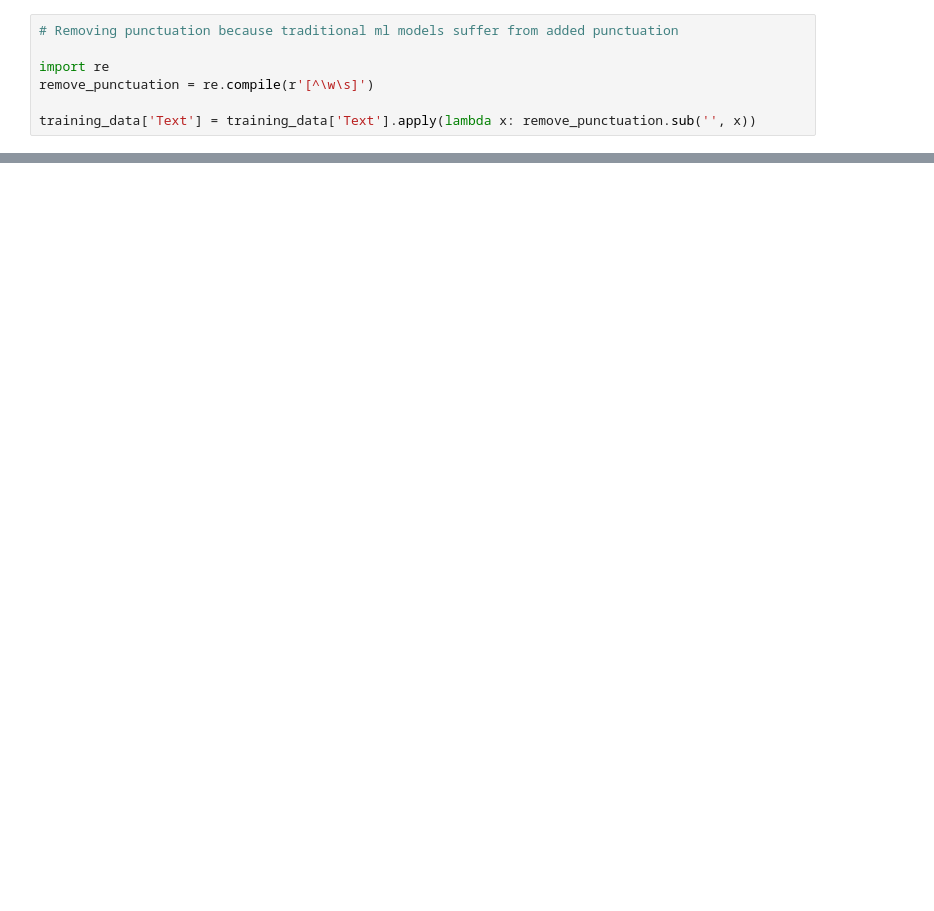
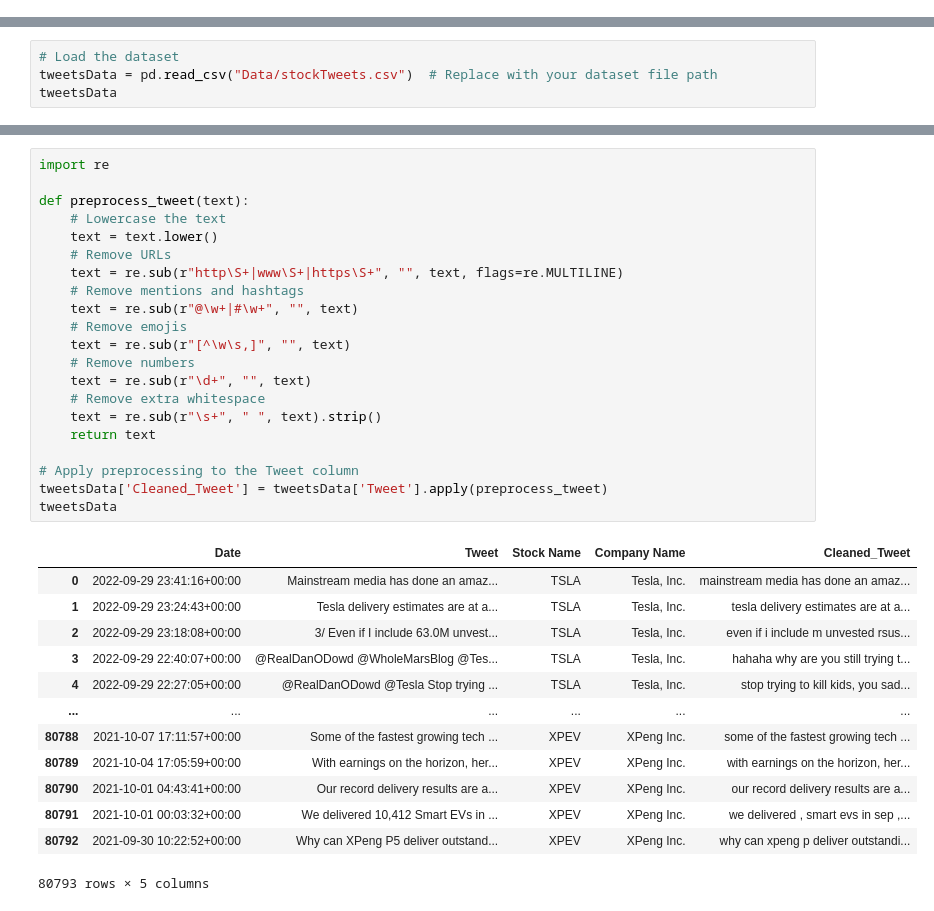
Before and after one commit to alizakhann2/twitter_sentiment_stock_analysis, a Jupyter notebook: randomForestModel.ipynb, the cells around one changed output, grey strips where cells are left out. Drawn from its saved outputs; the diff is of its cells as text; blank space fills up the shorter version.

```diff
--- a/randomForestModel.ipynb
+++ b/randomForestModel.ipynb
@@ -34,7 +8,0 @@ Name: Text, Length: 13970, dtype: object
-# %%
-# Removing punctuation because traditional ml models suffer from added punctuation
-
-import re
-remove_punctuation = re.compile(r'[^\w\s]')
-
-training_data['Text'] = training_data['Text'].apply(lambda x: remove_punctuation.sub('', x))
@@ -69,0 +140,4 @@ Accuracy: 0.8227153424003818
+# %%
+# Load the dataset
+tweetsData = pd.read_csv("Data/stockTweets.csv")  # Replace with your dataset file path
+tweetsData
@@ -69,0 +158,35 @@ Accuracy: 0.8227153424003818
+# %%
+import re
+
+def preprocess_tweet(text):
+    # Lowercase the text
+    text = text.lower()
+    # Remove URLs
+    text = re.sub(r"http\S+|www\S+|https\S+", "", text, flags=re.MULTILINE)
+    # Remove mentions and hashtags
+    text = re.sub(r"@\w+|#\w+", "", text)
+    # Remove emojis
+    text = re.sub(r"[^\w\s,]", "", text)
+    # Remove numbers
+    text = re.sub(r"\d+", "", text)
+    # Remove extra whitespace
+    text = re.sub(r"\s+", " ", text).strip()
+    return text
+
+# Apply preprocessing to the Tweet column
+tweetsData['Cleaned_Tweet'] = tweetsData['Tweet'].apply(preprocess_tweet)
+tweetsData
+# %% [output]
+|  | Date | Tweet | Stock Name | Company Name | Cleaned_Tweet |
+| 0 | 2022-09-29 23:41:16+00:00 | Mainstream media has done an amaz... | TSLA | Tesla, Inc. | mainstream media has done an amaz... |
+| 1 | 2022-09-29 23:24:43+00:00 | Tesla delivery estimates are at a... | TSLA | Tesla, Inc. | tesla delivery estimates are at a... |
+| 2 | 2022-09-29 23:18:08+00:00 | 3/ Even if I include 63.0M unvest... | TSLA | Tesla, Inc. | even if i include m unvested rsus... |
+| 3 | 2022-09-29 22:40:07+00:00 | @RealDanODowd @WholeMarsBlog @Tes... | TSLA | Tesla, Inc. | hahaha why are you still trying t... |
+| 4 | 2022-09-29 22:27:05+00:00 | @RealDanODowd @Tesla Stop trying ... | TSLA | Tesla, Inc. | stop trying to kill kids, you sad... |
+| ... | ... | ... | ... | ... | ... |
+| 80788 | 2021-10-07 17:11:57+00:00 | Some of the fastest growing tech ... | XPEV | XPeng Inc. | some of the fastest growing tech ... |
+| 80789 | 2021-10-04 17:05:59+00:00 | With earnings on the horizon, her... | XPEV | XPeng Inc. | with earnings on the horizon, her... |
+| 80790 | 2021-10-01 04:43:41+00:00 | Our record delivery results are a... | XPEV | XPeng Inc. | our record delivery results are a... |
+| 80791 | 2021-10-01 00:03:32+00:00 | We delivered 10,412 Smart EVs in ... | XPEV | XPeng Inc. | we delivered , smart evs in sep ,... |
+| 80792 | 2021-09-30 10:22:52+00:00 | Why can XPeng P5 deliver outstand... | XPEV | XPeng Inc. | why can xpeng p deliver outstandi... |
+80793 rows × 5 columns
```
Also changed, not shown: parts of 21 cells of this notebook, 3 other files.
